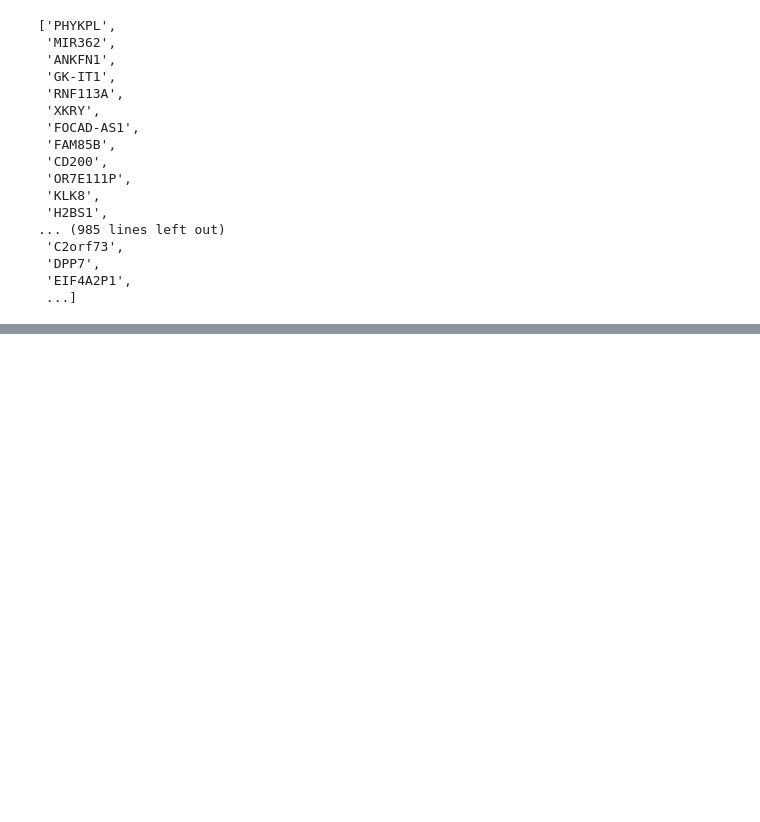
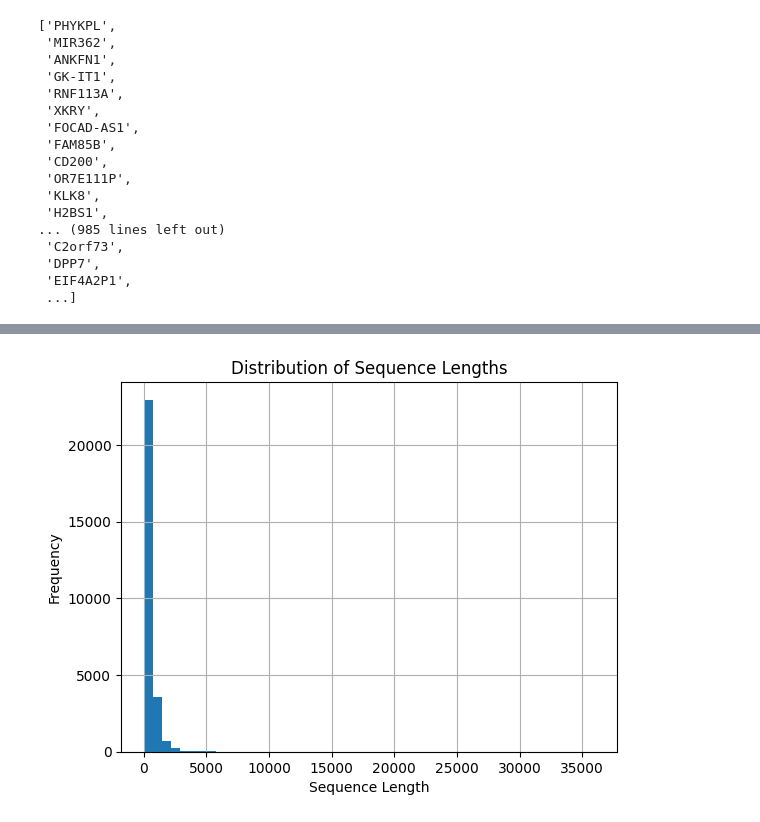
Before and after one commit to Ori-Replication/Bioinfo_SL_Project, a Jupyter notebook: code/EDA_sequence.ipynb, the cells around one changed output, grey strips where cells are left out. Saved outputs shown, nothing was run; the diff lists cells and outputs as text; code cells hidden in the pictures; blank space fills up the shorter version.

```diff
--- a/code/EDA_sequence.ipynb
+++ b/code/EDA_sequence.ipynb
@@ -110,3 +110,10 @@ results_df = pd.DataFrame(results, columns=["Gene Name", "UniProt ID", "Sequence
 # 打印或保存结果
 print(results_df)
 results_df.to_csv("../data/processed_data/uniprot_results.csv", index=False)  # 保存为CSV文件
+# %%
+import pandas as pd
+# load data
+
+uniport_results_filtered_path = '../data/train_data/uniprot_results_filtered.csv'
+
+df = pd.read_csv(uniport_results_filtered_path)
@@ -112,0 +143,19 @@ results_df.to_csv("../data/processed_data/uniprot_results.csv", index=False)  #
+# %%
+# visulize the length of sequence
+import matplotlib.pyplot as plt
+
+# 绘制序列长度的直方图
+# 确保 'Sequence' 列中没有缺失值，并且所有值都是字符串
+df['Sequence'] = df['Sequence'].fillna('').astype(str)
+
+# 计算序列长度
+df['Sequence Length'] = df['Sequence'].apply(len)
+
+# 绘制序列长度的直方图
+df['Sequence Length'].hist(bins=50)
+plt.xlabel('Sequence Length')
+plt.ylabel('Frequency')
+plt.title('Distribution of Sequence Lengths')
+plt.show()
+# %% [output]
+[figure, added]
```
Also changed, not shown: parts of 2 cells of this notebook, 8 other files.
